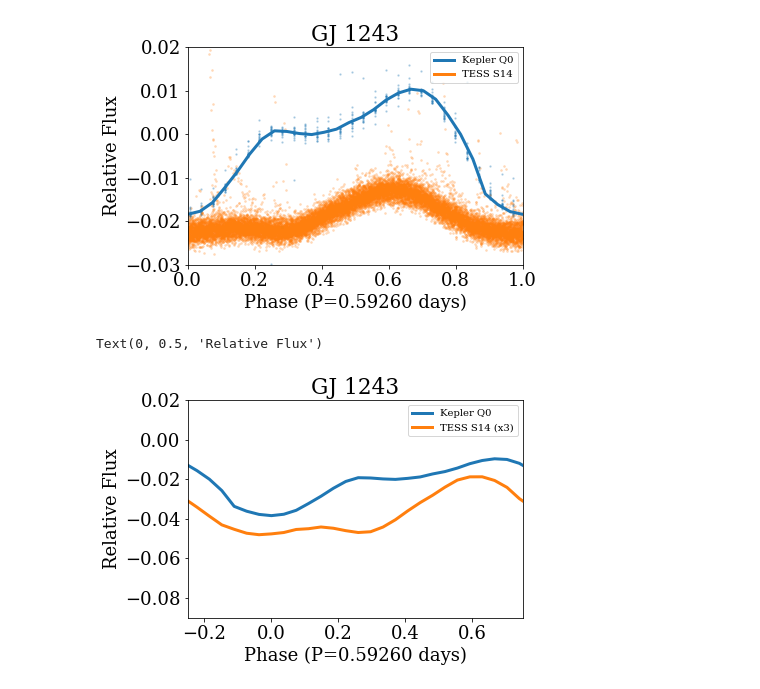
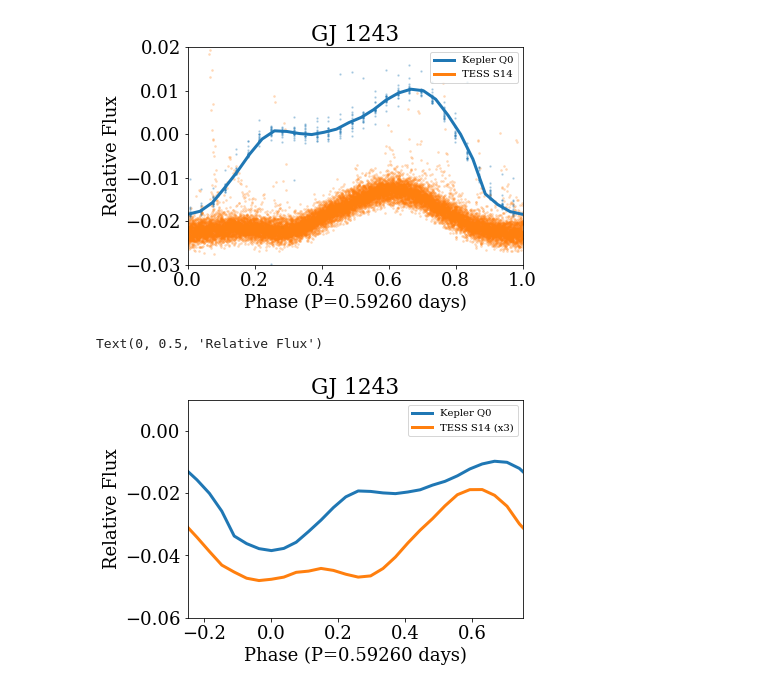
Before and after one commit to jradavenport/gj1243_10yrs, a Jupyter notebook: starspot_search.ipynb, the cells around one changed output. Drawn from its saved outputs; the diff is of its cells as text; code cells hidden in the pictures.

```diff
--- a/starspot_search.ipynb
+++ b/starspot_search.ipynb
@@ -118,14 +119,14 @@ Text(0, 0.5, 'Relative Flux')
 # %%
 plt.plot(xxk,yyk - 0.02, lw=3, label='Kepler Q0')
 plt.plot(xxt,yyt*3 - 0.04, lw=3, label='TESS S14 (x3)')
 
 plt.legend(fontsize=10)
 
 plt.xlim(-0.25,.75)
-plt.ylim(-0.09,0.02)
+plt.ylim(-0.06,0.01)
 plt.title('GJ 1243')
 plt.xlabel('Phase (P='+format(per_orig,'.5f')+' days)')
 plt.ylabel('Relative Flux')
 # %% [output]
 Text(0, 0.5, 'Relative Flux')
-[figure, old version]
+[figure, new version]
```
Also changed, not shown: parts of 46 cells of this notebook, 1 other file.
